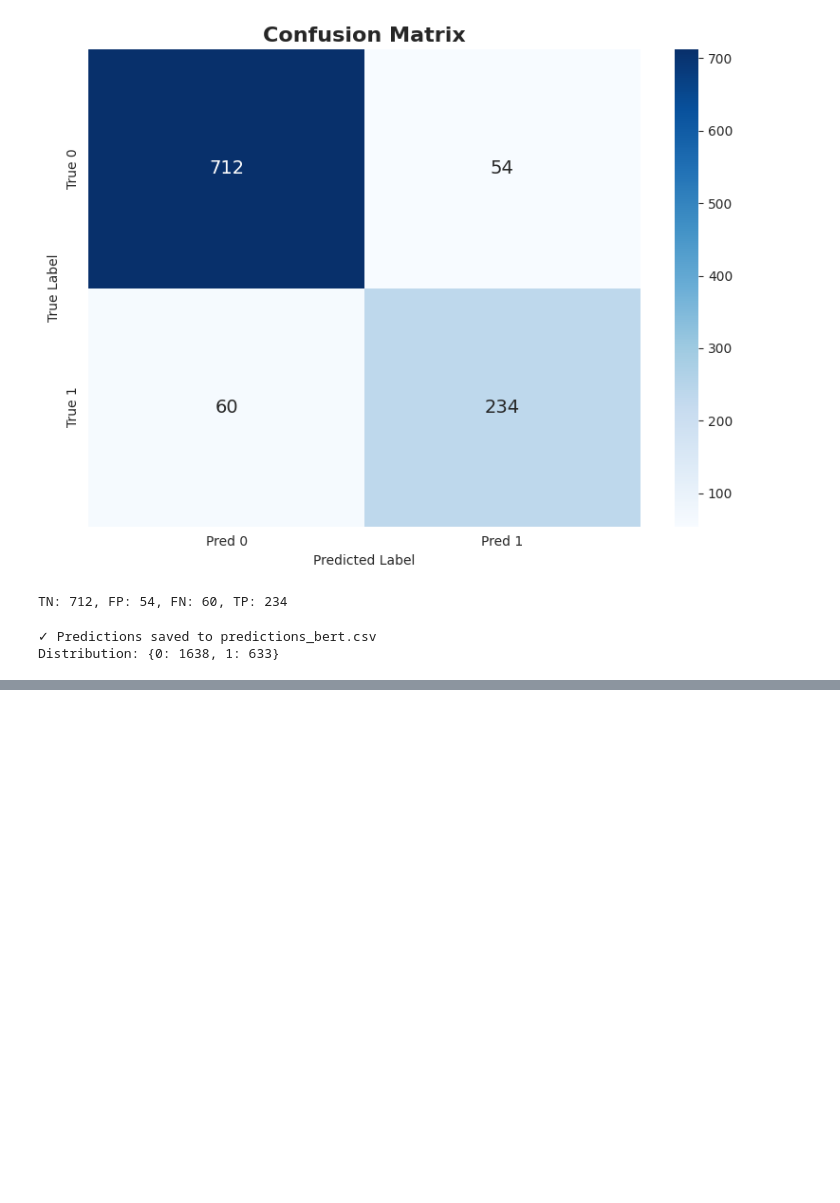
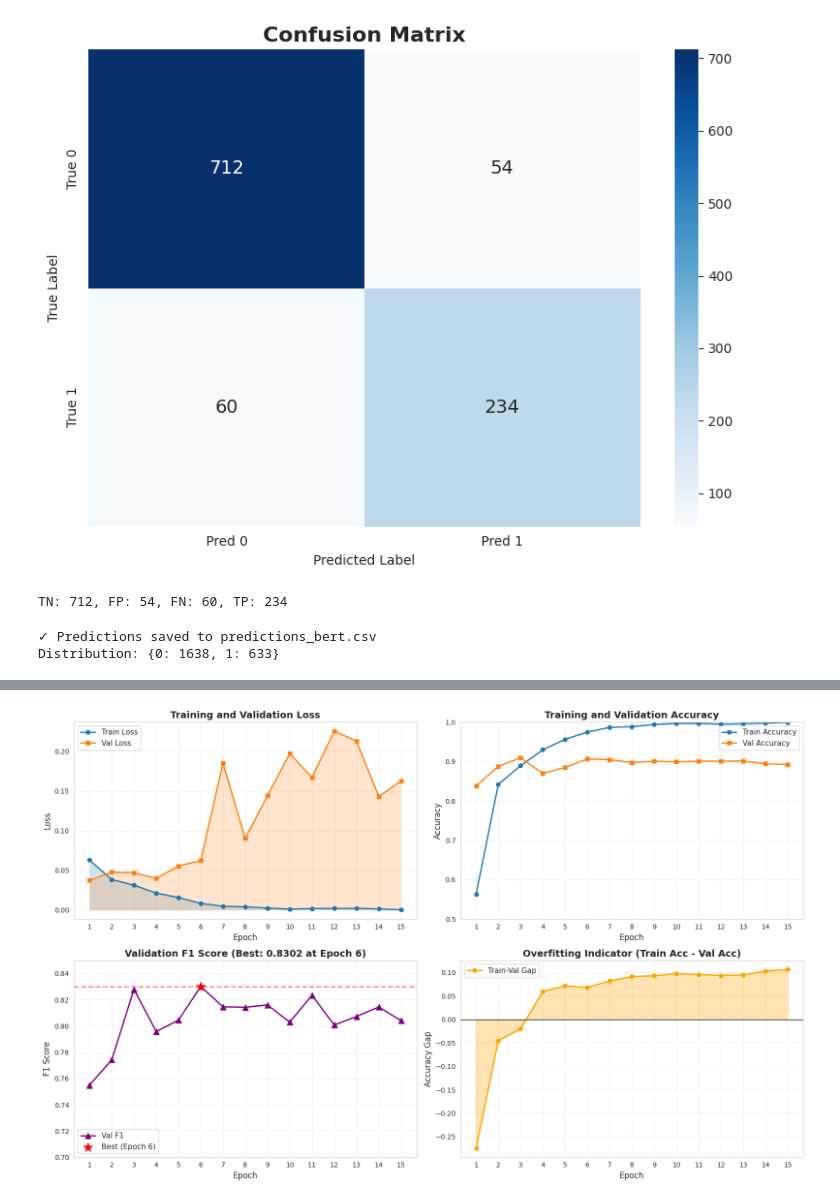
Before and after one commit to YuraSirenko/NULPMilitaryExperience, a Jupyter notebook: bert.ipynb, the cells around one changed output, grey strips where cells are left out. Cells and saved outputs as stored; diff of their text form; code cells hidden in the pictures; blank space fills up the shorter version.

```diff
--- a/bert.ipynb
+++ b/bert.ipynb
@@ -551,0 +744,74 @@ Distribution: {0: 1638, 1: 633}
+# %%
+# Training Dynamics - Detailed Epoch Performance
+fig, axes = plt.subplots(2, 2, figsize=(16, 10))
+
+epochs = range(1, NUM_EPOCHS + 1)
+
+# Loss with smoothing
+axes[0, 0].plot(epochs, history['train_loss'], marker='o', label='Train Loss', linewidth=2, markersize=6)
+axes[0, 0].plot(epochs, history['val_loss'], marker='s', label='Val Loss', linewidth=2, markersize=6)
+axes[0, 0].fill_between(epochs, history['train_loss'], alpha=0.2)
+axes[0, 0].fill_between(epochs, history['val_loss'], alpha=0.2)
+axes[0, 0].set_xlabel('Epoch', fontsize=12)
+axes[0, 0].set_ylabel('Loss', fontsize=12)
+axes[0, 0].set_title('Training and Validation Loss', fontsize=14, fontweight='bold')
+axes[0, 0].legend(fontsize=11)
+axes[0, 0].grid(alpha=0.3)
+axes[0, 0].set_xticks(epochs)
+
+# Accuracy
+axes[0, 1].plot(epochs, history['train_acc'], marker='o', label='Train Accuracy', linewidth=2, markersize=6)
+axes[0, 1].plot(epochs, history['val_acc'], marker='s', label='Val Accuracy', linewidth=2, markersize=6)
+axes[0, 1].set_xlabel('Epoch', fontsize=12)
+axes[0, 1].set_ylabel('Accuracy', fontsize=12)
+axes[0, 1].set_title('Training and Validation Accuracy', fontsize=14, fontweight='bold')
+axes[0, 1].legend(fontsize=11)
+axes[0, 1].grid(alpha=0.3)
+axes[0, 1].set_ylim([0.5, 1.0])
+axes[0, 1].set_xticks(epochs)
+
+# F1 Score with best marker
+best_epoch = np.argmax(history['val_f1']) + 1
+axes[1, 0].plot(epochs, history['val_f1'], marker='^', label='Val F1', linewidth=2, markersize=8, color='purple')
+axes[1, 0].scatter([best_epoch], [history['val_f1'][best_epoch-1]],
+                   color='red', s=200, zorder=5, label=f'Best (Epoch {best_epoch})', marker='*')
+axes[1, 0].axhline(y=best_val_f1, color='red', linestyle='--', linewidth=2, alpha=0.5)
+axes[1, 0].set_xlabel('Epoch', fontsize=12)
+axes[1, 0].set_ylabel('F1 Score', fontsize=12)
+axes[1, 0].set_title(f'Validation F1 Score (Best: {best_val_f1:.4f} at Epoch {best_epoch})', fontsize=14, fontweight='bold')
+axes[1, 0].legend(fontsize=11)
+axes[1, 0].grid(alpha=0.3)
+axes[1, 0].set_ylim([0.7, 0.85])
+axes[1, 0].set_xticks(epochs)
+
+# Overfitting indicator (train - val gap)
+acc_gap = np.array(history['train_acc']) - np.array(history['val_acc'])
+axes[1, 1].plot(epochs, acc_gap, marker='o', linewidth=2, markersize=6, color='orange', label='Train-Val Gap')
+axes[1, 1].fill_between(epochs, 0, acc_gap, alpha=0.3, color='orange')
+axes[1, 1].axhline(y=0, color='black', linestyle='-', linewidth=1)
+axes[1, 1].set_xlabel('Epoch', fontsize=12)
+axes[1, 1].set_ylabel('Accuracy Gap', fontsize=12)
+axes[1, 1].set_title('Overfitting Indicator (Train Acc - Val Acc)', fontsize=14, fontweight='bold')
+axes[1, 1].legend(fontsize=11)
+axes[1, 1].grid(alpha=0.3)
+axes[1, 1].set_xticks(epochs)
+
+plt.tight_layout()
+plt.show()
+
+# Print epoch-by-epoch summary
+print('\\nEpoch-by-Epoch Summary:')
+print('='*90)
+print(f'{"Epoch":>5} | {"Train Loss":>10} | {"Train Acc":>9} | {"Val Loss":>10} | {"Val Acc":>9} | {"Val F1":>9} | {"Note":>10}')
+print('='*90)
+for i in range(NUM_EPOCHS):
+    note = ''
+    if i == best_epoch - 1:
+        note = '★ BEST'
+    elif i > best_epoch - 1:
+        note = f'↓ -{(best_val_f1 - history["val_f1"][i]):.4f}'
+    print(f'{i+1:>5} | {history["train_loss"][i]:>10.4f} | {history["train_acc"][i]:>9.4f} | '\
+          f'{history["val_loss"][i]:>10.4f} | {history["val_acc"][i]:>9.4f} | {history["val_f1"][i]:>9.4f} | {note:>10}')
+print('='*90)
+# %% [output]
+[figure, added]
```
Also changed, not shown: parts of 11 cells of this notebook, 7 other files.
